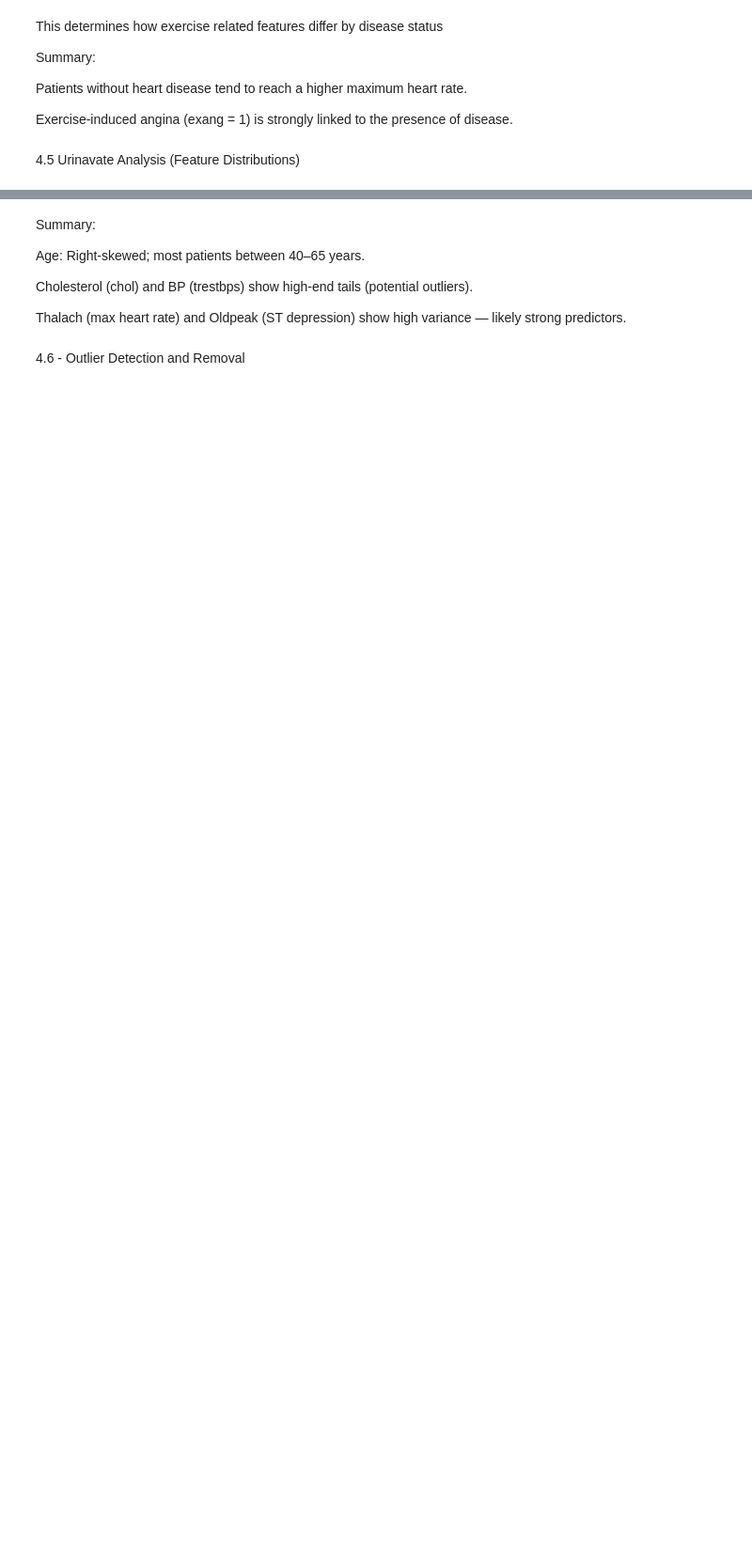
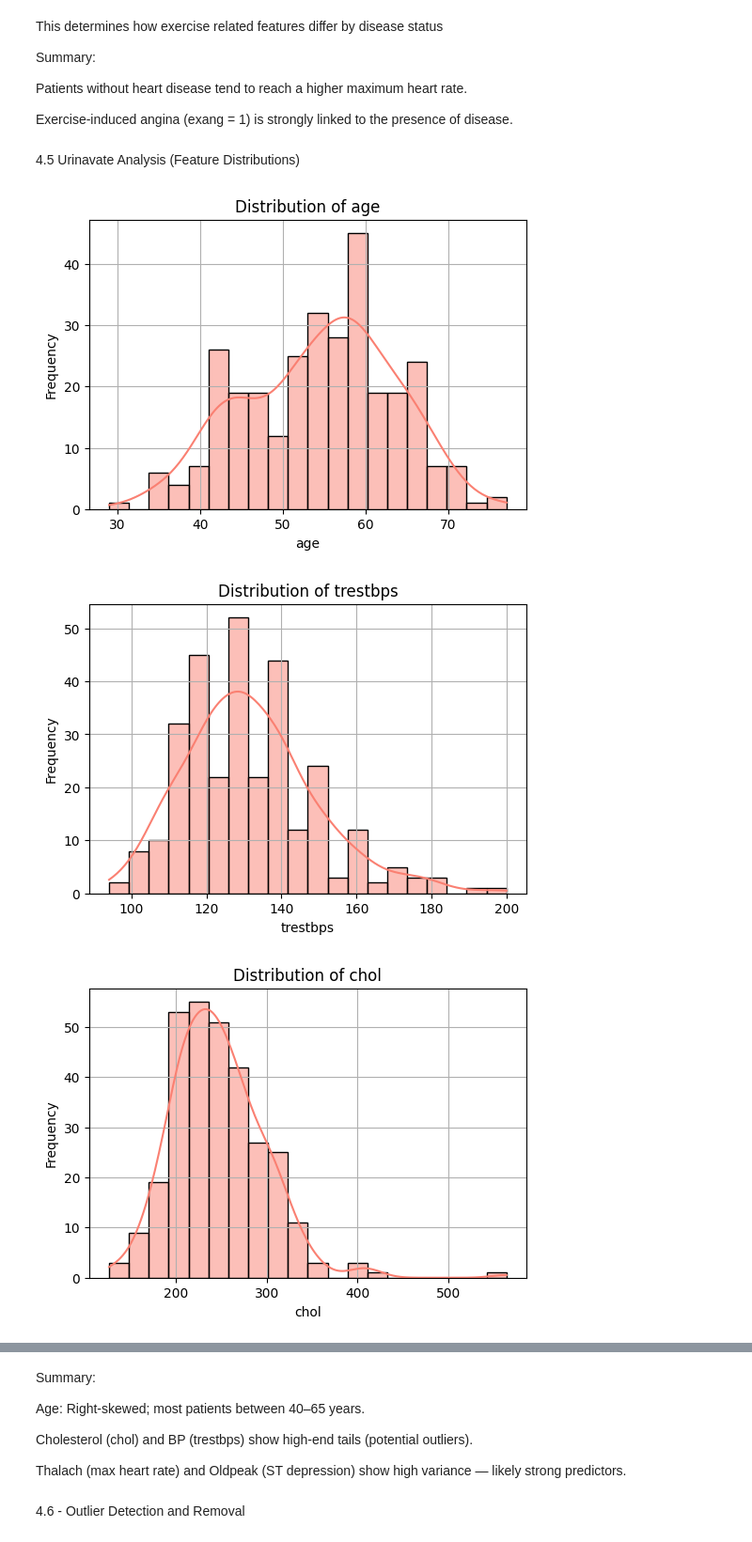
Before and after one commit to leesha20/Heart-Disease-Project, a Jupyter notebook: Heart Disease Project.ipynb, the cells around one changed output, grey strips where cells are left out. Shown at 94% size. Cells and saved outputs as stored; diff of their text form; code cells hidden in the pictures; blank space fills up the shorter version.

```diff
--- a/Heart Disease Project.ipynb
+++ b/Heart Disease Project.ipynb
@@ -295,10 +429,14 @@ Exercise-induced angina (exang = 1) is strongly linked to the presence of diseas
 # %%
 numeric_features = ['age', 'trestbps', 'chol', 'thalach', 'oldpeak']
 
 for col in numeric_features:
     plt.figure(figsize=(6,4))
-    sns.histplot(df[col], bins=20, kde=True, color='salmon')
+    sns.histplot(data[col], bins=20, kde=True, color='salmon')
     plt.title(f"Distribution of {col}")
     plt.xlabel(col)
     plt.ylabel('Frequency')
     plt.show()
+# %% [output]
+[figure, added]
+[figure, added]
+[figure, added]
```
Also changed, not shown: parts of 41 cells of this notebook.
